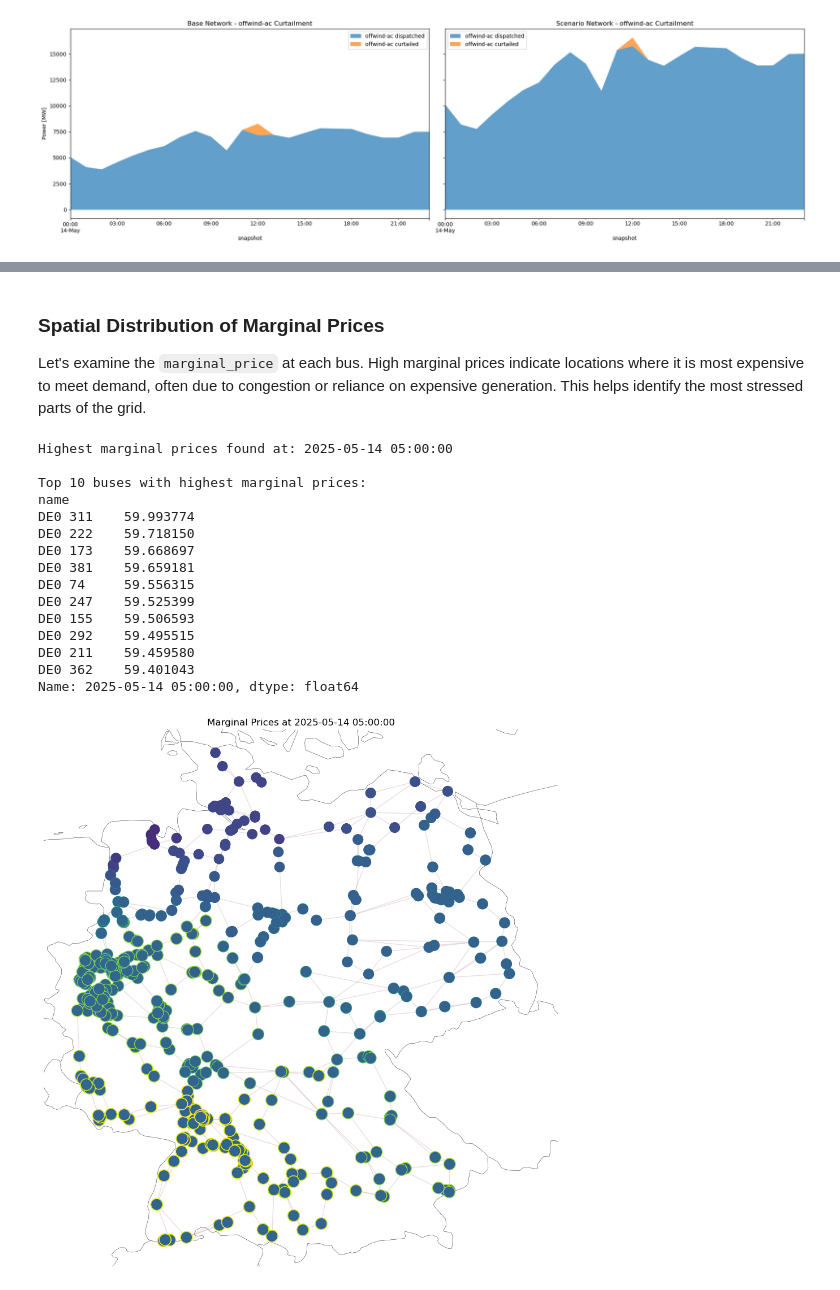
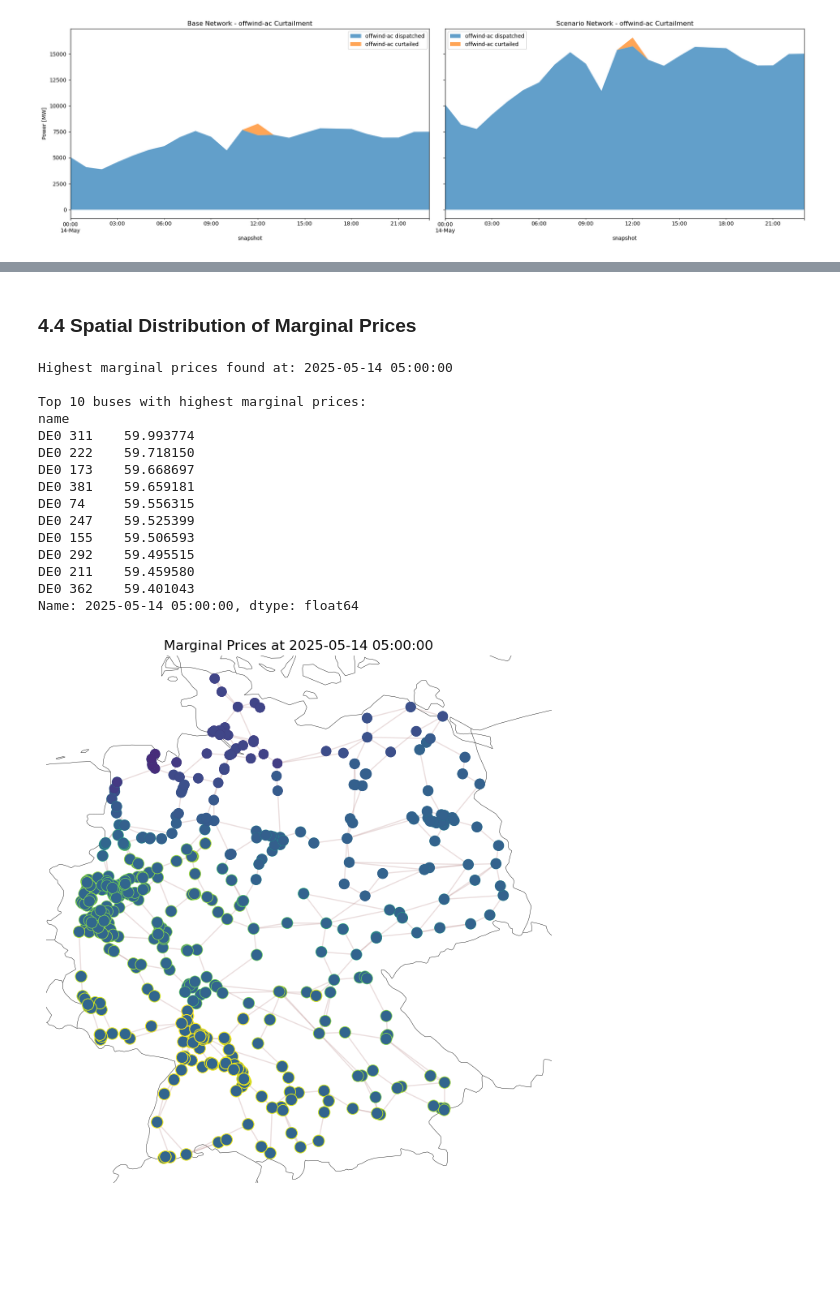
Before and after one commit to Luca2299/pypsa-eur, a Jupyter notebook: notebooks/Comparing_Scenarios.ipynb, the cells around one changed output, grey strips where cells are left out. Drawn from its saved outputs; the diff is of its cells as text; code cells hidden in the pictures; blank space fills up the shorter version.

```diff
--- a/notebooks/Comparing_Scenarios.ipynb
+++ b/notebooks/Comparing_Scenarios.ipynb
@@ -410,6 +505,5 @@ Percentage of Demand Unserved: 5.52%
 # %% [markdown]
-### Spatial Distribution of Marginal Prices
-Let's examine the `marginal_price` at each bus. High marginal prices indicate locations where it is most expensive to meet demand, often due to congestion or reliance on expensive generation. This helps identify the most stressed parts of the grid.
+### 4.4 Spatial Distribution of Marginal Prices
 # %%
 #n_scenario.components.buses.static
 # %%
@@ -425,7 +519,7 @@ print(peak_prices.nlargest(10))
 
 # --- Plot on Map ---
 fig, ax = plt.subplots(
-    figsize=(10, 10),
+    figsize=(7, 7),
     subplot_kw={"projection": ccrs.EqualEarth()}
 )
 
@@ -433,31 +527,31 @@ fig, ax = plt.subplots(
 n_scenario.plot(
     ax=ax,
     geomap=True,
     bus_sizes=peak_prices / 5000, # Size buses by marginal price
     bus_colors=peak_prices,       # Color buses by marginal price
     #cmap='viridis',
     line_widths=1,
     link_widths=1,
     line_alpha=0.3,
     title=f'Marginal Prices at {peak_price_time}'
 )
 
 plt.tight_layout()
 plt.show()
 # %% [output]
 Highest marginal prices found at: 2025-05-14 05:00:00
 
 Top 10 buses with highest marginal prices:
 name
 DE0 311    59.993774
 DE0 222    59.718150
 DE0 173    59.668697
 DE0 381    59.659181
 DE0 74     59.556315
 DE0 247    59.525399
 DE0 155    59.506593
 DE0 292    59.495515
 DE0 211    59.459580
 DE0 362    59.401043
 Name: 2025-05-14 05:00:00, dtype: float64
-[figure, old version]
+[figure, new version]
```
Also changed, not shown: parts of 35 cells of this notebook, 1 other file.
